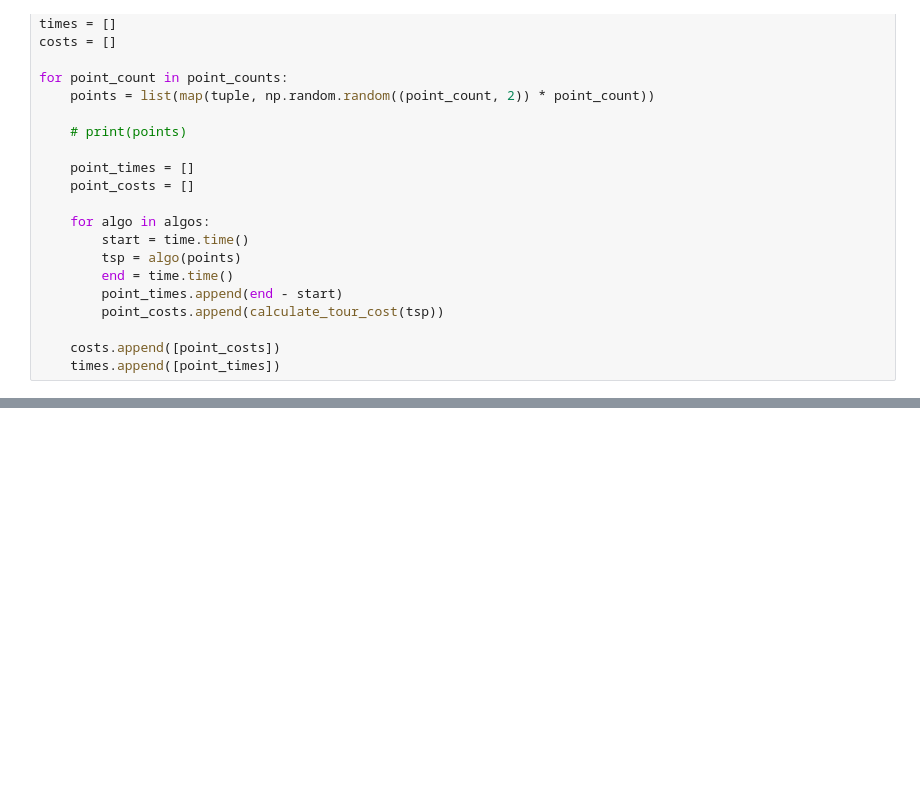
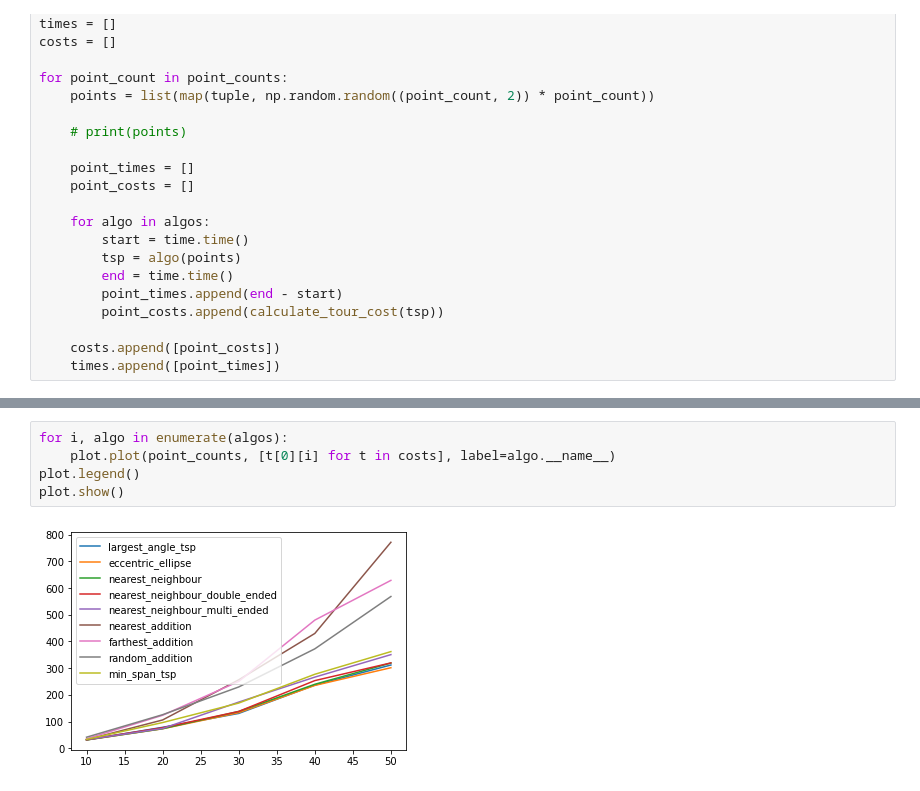
Before and after one commit to Bamagik/geometrictsp, a Jupyter notebook: tsp_time_comparison.ipynb, the cells around one changed output, grey strips where cells are left out. Cells and saved outputs as stored; diff of their text form; blank space fills up the shorter version.

```diff
--- a/tsp_time_comparison.ipynb
+++ b/tsp_time_comparison.ipynb
@@ -142,0 +139,7 @@ costs
+# %%
+for i, algo in enumerate(algos):
+    plot.plot(point_counts, [t[0][i] for t in costs], label=algo.__name__)
+plot.legend()
+plot.show()
+# %% [output]
+[figure, added]
```
Also changed, not shown: parts of 16 cells of this notebook, 3 other files.
